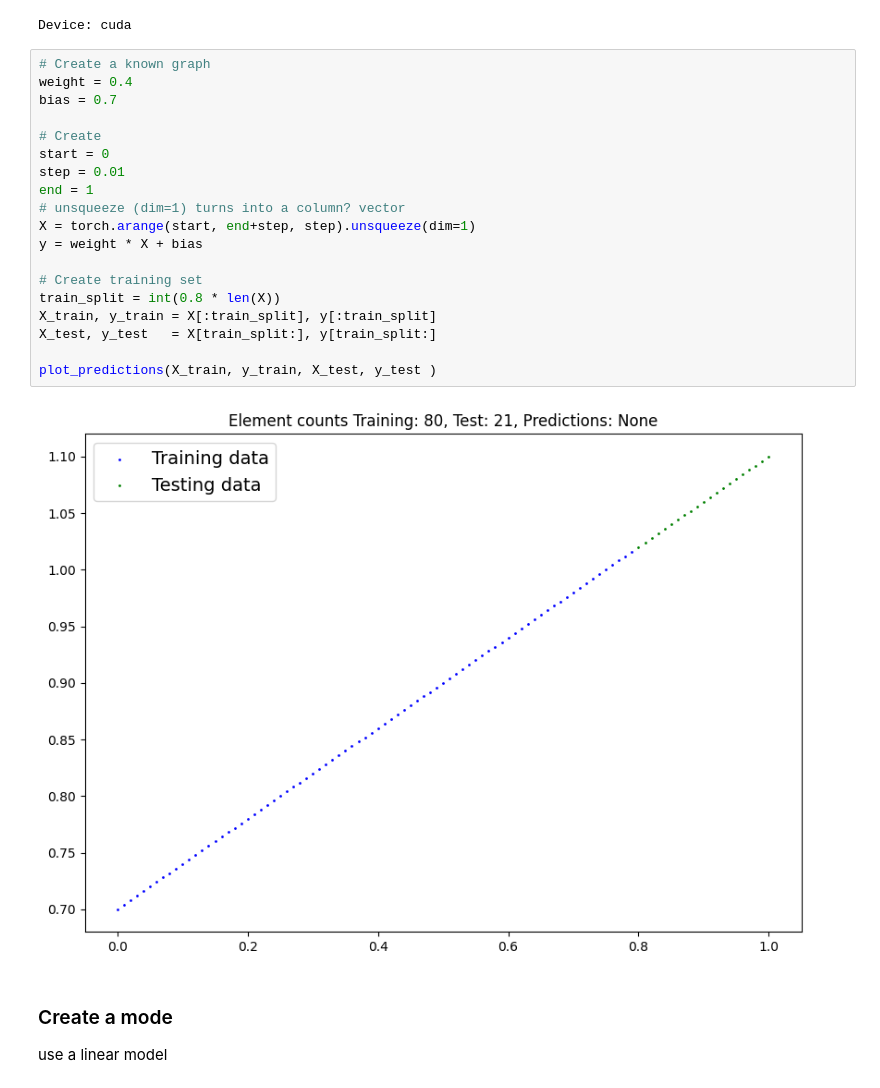
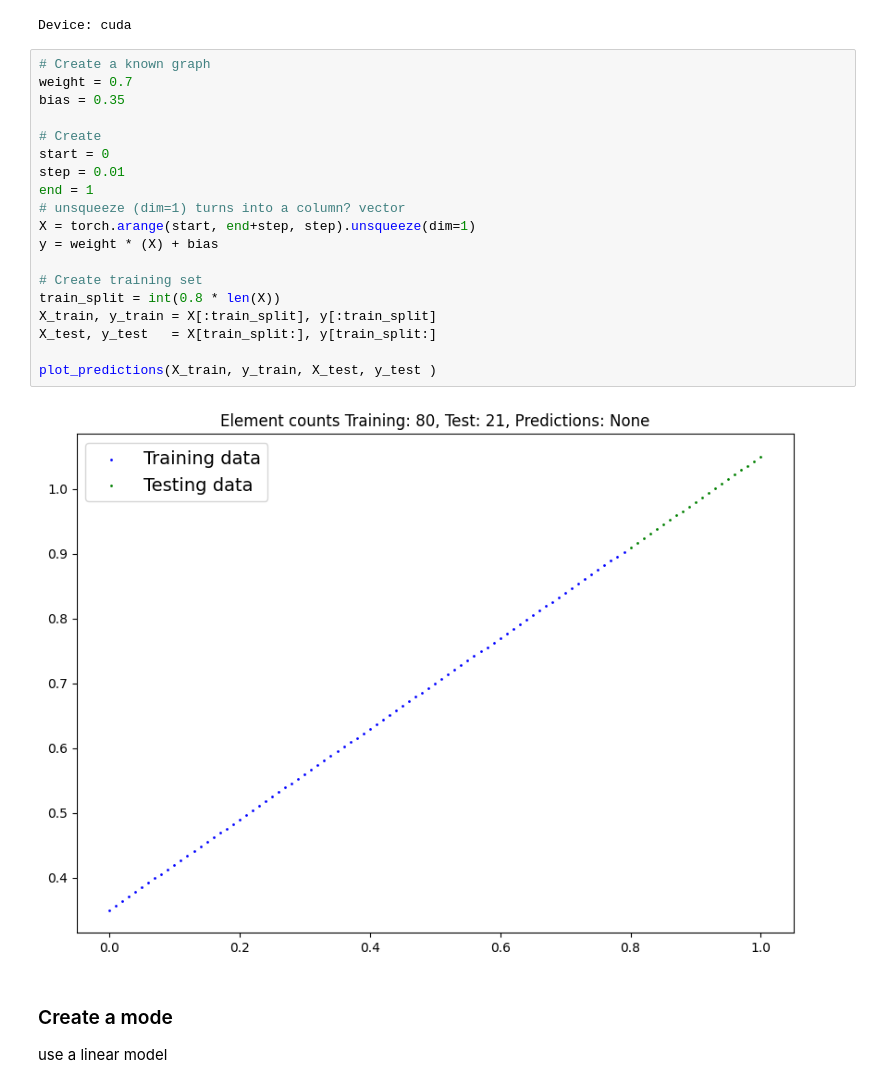
Before and after one commit to markiroberts/gogglecolab01, a Jupyter notebook: Model0_Linear.ipynb, the cells around one changed output. Cells and saved outputs as stored; diff of their text form.

```diff
--- a/Model0_Linear.ipynb
+++ b/Model0_Linear.ipynb
@@ -46,25 +53,25 @@ print (f"Device: {device}")
 Device: cuda
 # %%
 # Create a known graph
-weight = 0.4
-bias = 0.7
+weight = 0.7
+bias = 0.35
 
 # Create
 start = 0
 step = 0.01
 end = 1
 # unsqueeze (dim=1) turns into a column? vector
 X = torch.arange(start, end+step, step).unsqueeze(dim=1)
-y = weight * X + bias
+y = weight * (X) + bias
 
 # Create training set
 train_split = int(0.8 * len(X))
 X_train, y_train = X[:train_split], y[:train_split]
 X_test, y_test   = X[train_split:], y[train_split:]
 
 plot_predictions(X_train, y_train, X_test, y_test )
 # %% [output]
-[figure, old version]
+[figure, new version]
 # %% [markdown]
 ### Create a mode
 use a linear model
```
Also changed, not shown: parts of 3 cells of this notebook.
